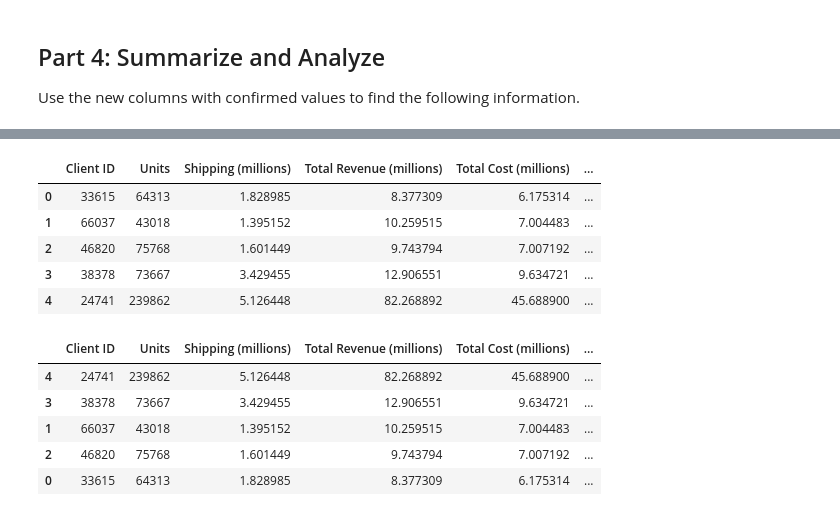
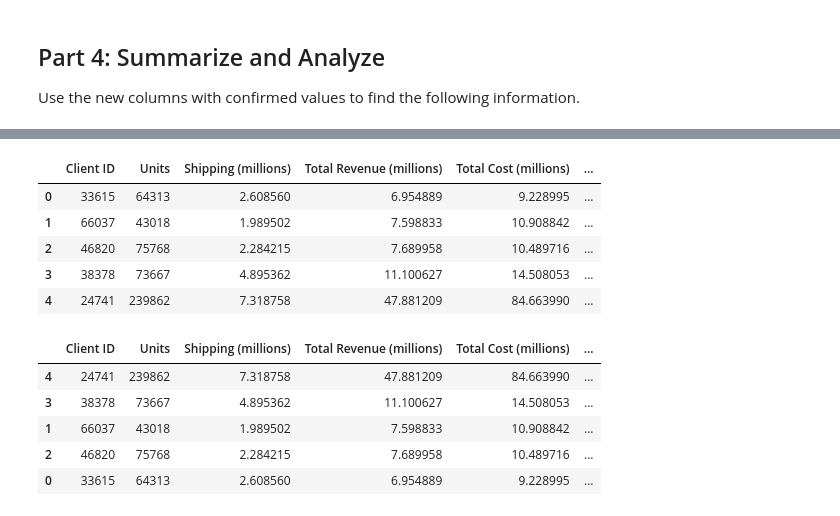
Before and after one commit to tredavis/pandas-challenge-1, a Jupyter notebook: wholesale_data_analysis_starter_code.ipynb, the cells around one changed output, grey strips where cells are left out. Saved outputs shown, nothing was run; the diff lists cells and outputs as text; code cells hidden in the pictures.

```diff
--- a/wholesale_data_analysis_starter_code.ipynb
+++ b/wholesale_data_analysis_starter_code.ipynb
@@ -103,2 +120,4 @@ df['shipping_price'] = df['unit_weight'].apply(lambda x: 7 if x > 50 else 10)
 # %%
 # Create a column for the total price using the subtotal and the shipping price along with a sales tax of 9.25%
+total_with_ship = df['subtotal'] + df['shipping_price']
+df['total_price'] = total_with_ship + (total_with_ship * 0.0925)
@@ -110,3 +124,4 @@ df['shipping_price'] = df['unit_weight'].apply(lambda x: 7 if x > 50 else 10)
 # %%
 # Create a column for the cost of each line using unit cost, qty, and
 # shipping price (assume the shipping cost is exactly what is charged to the client).
+df['cost_of_each_line'] = (df['unit_cost'] * df['qty']) + df['shipping_price']
@@ -119,5 +128,7 @@ df['shipping_price'] = df['unit_weight'].apply(lambda x: 7 if x > 50 else 10)
 # %%
 # Create a column for the profit of each line using line cost and line price
+df['profit'] = df['total_price'] - df['cost_of_each_line']
+df.head()
 # %% [output]
 |  | first | last | job | phone | email | client_id | order_id | order_date | order_week | order_year | ... |
 | 0 | Donald | Harding | Immunologist | 793-904-7725x39308 | harding.donald.7185@sullivan.com | 58515 | 8953482 | 2023-04-28 | 17 | 2023 | ... |
@@ -153,4 +177,12 @@ Use the new columns with confirmed values to find the following information.
 # %%
 # Create a summary DataFrame showing the totals for the for the top 5 clients with the following information:
 # total units purchased, total shipping price, total revenue, and total profit.
+df_summary = pd.DataFrame(columns=['client_id', 'qty', 'total_shipping_price', 'total_line_price', 'total_revenue', 'total_profit'])
+df_summary['client_id'] = clients_top
+df_summary['qty'] = df.groupby('client_id')['qty'].sum().loc[clients_top].values
+df_summary['total_shipping_price'] = df.groupby('client_id')['shipping_price'].sum().loc[clients_top].values
+df_summary['total_line_price'] = df.groupby('client_id')['cost_of_each_line'].sum().loc[clients_top].values
+df_summary['total_revenue'] = df.groupby('client_id')['total_price'].sum().loc[clients_top].values
+df_summary['total_profit'] = df.groupby('client_id')['profit'].sum().loc[clients_top].values
+df_summary
 # %% [output]
@@ -163,29 +195,43 @@ Use the new columns with confirmed values to find the following information.
 # %%
 # Format the data and rename the columns to names suitable for presentation.
 
 # Define the money columns.
-
+money_columns = ['Client ID', 'Units', 'Shipping (millions)', 'Total Revenue (millions)', 'Total Cost (millions)', 'Total Profit (millions)']
 
 # Define a function that converts a dollar amount to millions.
+def currency_format_millions(x):
+    if type(x) == int or type(x) == float:
+        return x / 1000000
+    else:
+        print(f'Error: {x} is not a number.')
+        return x
+
 
 
 # Apply the currency_format_millions function to only the money columns.
-
+df_summary['total_shipping_price'] = df_summary['total_shipping_price'].map(currency_format_millions)
+df_summary['total_line_price'] = df_summary['total_line_price'].map(currency_format_millions)
+df_summary['total_revenue'] = df_summary['total_revenue'].map(currency_format_millions)
+df_summary['total_profit'] = df_summary['total_profit'].map(currency_format_millions)
 
 # Rename the columns to reflect the change in the money format.
+df_summary.columns = money_columns
+df_summary
 # %% [output]
 |  | Client ID | Units | Shipping (millions) | Total Revenue (millions) | Total Cost (millions) | ... |
-| 0 | 33615 | 64313 | 1.828985 | 8.377309 | 6.175314 | ... |
-| 1 | 66037 | 43018 | 1.395152 | 10.259515 | 7.004483 | ... |
-| 2 | 46820 | 75768 | 1.601449 | 9.743794 | 7.007192 | ... |
-| 3 | 38378 | 73667 | 3.429455 | 12.906551 | 9.634721 | ... |
-| 4 | 24741 | 239862 | 5.126448 | 82.268892 | 45.688900 | ... |
+| 0 | 33615 | 64313 | 2.608560 | 6.954889 | 9.228995 | ... |
+| 1 | 66037 | 43018 | 1.989502 | 7.598833 | 10.908842 | ... |
+| 2 | 46820 | 75768 | 2.284215 | 7.689958 | 10.489716 | ... |
+| 3 | 38378 | 73667 | 4.895362 | 11.100627 | 14.508053 | ... |
+| 4 | 24741 | 239862 | 7.318758 | 47.881209 | 84.663990 | ... |
 # %%
 # Sort the updated data by "Total Profit (millions)" form highest to lowest and assign the sort to a new DatFrame.
+df_summary.sort_values('Total Profit (millions)', ascending=False, inplace=True)
+df_summary
 # %% [output]
 |  | Client ID | Units | Shipping (millions) | Total Revenue (millions) | Total Cost (millions) | ... |
-| 4 | 24741 | 239862 | 5.126448 | 82.268892 | 45.688900 | ... |
-| 3 | 38378 | 73667 | 3.429455 | 12.906551 | 9.634721 | ... |
-| 1 | 66037 | 43018 | 1.395152 | 10.259515 | 7.004483 | ... |
-| 2 | 46820 | 75768 | 1.601449 | 9.743794 | 7.007192 | ... |
-| 0 | 33615 | 64313 | 1.828985 | 8.377309 | 6.175314 | ... |
+| 4 | 24741 | 239862 | 7.318758 | 47.881209 | 84.663990 | ... |
+| 3 | 38378 | 73667 | 4.895362 | 11.100627 | 14.508053 | ... |
+| 1 | 66037 | 43018 | 1.989502 | 7.598833 | 10.908842 | ... |
+| 2 | 46820 | 75768 | 2.284215 | 7.689958 | 10.489716 | ... |
+| 0 | 33615 | 64313 | 2.608560 | 6.954889 | 9.228995 | ... |
```
Also changed, not shown: parts of 9 cells of this notebook.
